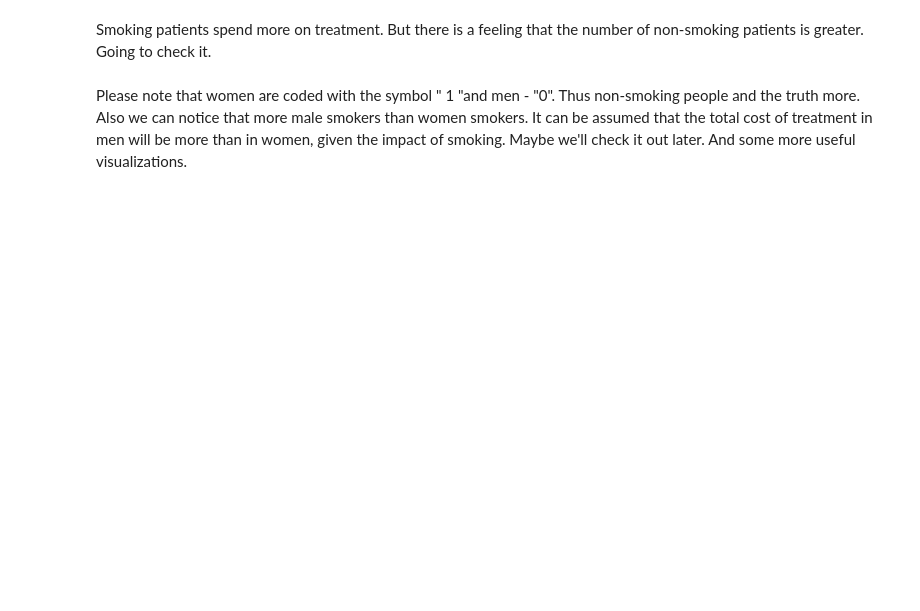
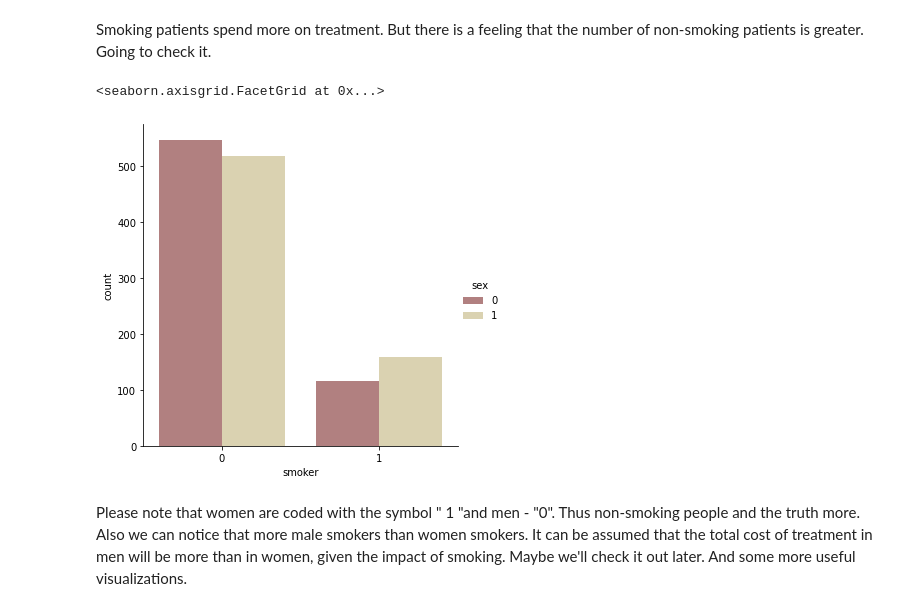
Before and after one commit to Srujan-DiagonalMatrix/APF, a Jupyter notebook: fraud/predict_insurance_cost/code/eda-regression.ipynb, the cells around one changed output. Saved outputs shown, nothing was run; the diff lists cells and outputs as text; code cells hidden in the pictures; blank space fills up the shorter version.

```diff
--- a/fraud/predict_insurance_cost/code/eda-regression.ipynb
+++ b/fraud/predict_insurance_cost/code/eda-regression.ipynb
@@ -79,7 +128,10 @@ ax.set_title('Distribution of charges for non-smokers')
 Smoking patients spend more on treatment. But there is a feeling that the number of non-smoking patients is greater. Going to check it.
 # %%
 
-sns.catplot(x="smoker", kind="count",hue = 'sex', palette="pink", data=data)
+sns.catplot(x="smoker", kind="count",hue = 'sex', palette="pink", data=data_2)
+# %% [output]
+<seaborn.axisgrid.FacetGrid at 0x...>
+[figure, added]
 # %% [markdown]
 Please note that women are coded with the symbol " 1 "and men - "0". Thus non-smoking people and the truth more.
 Also we can notice that more male smokers than women smokers. It can be assumed that the total cost of treatment in men will be more than in women, given the impact of smoking. Maybe we'll check it out later.
```
Also changed, not shown: parts of 60 cells of this notebook, 2 other files.
